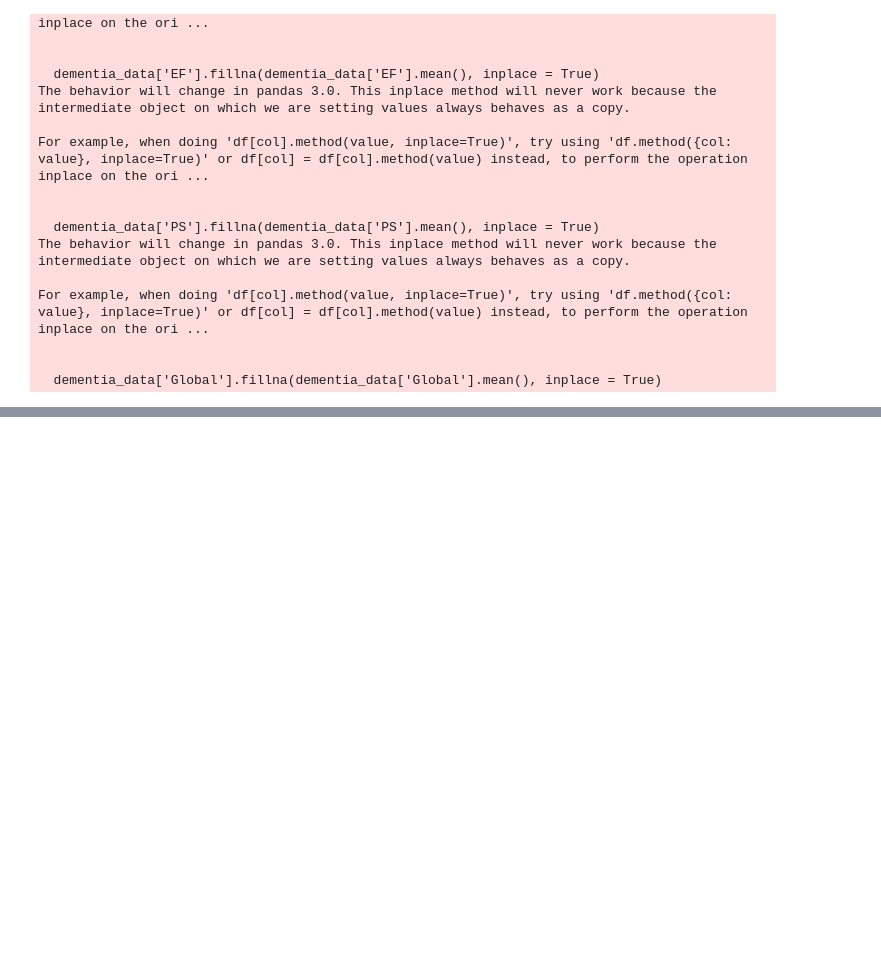
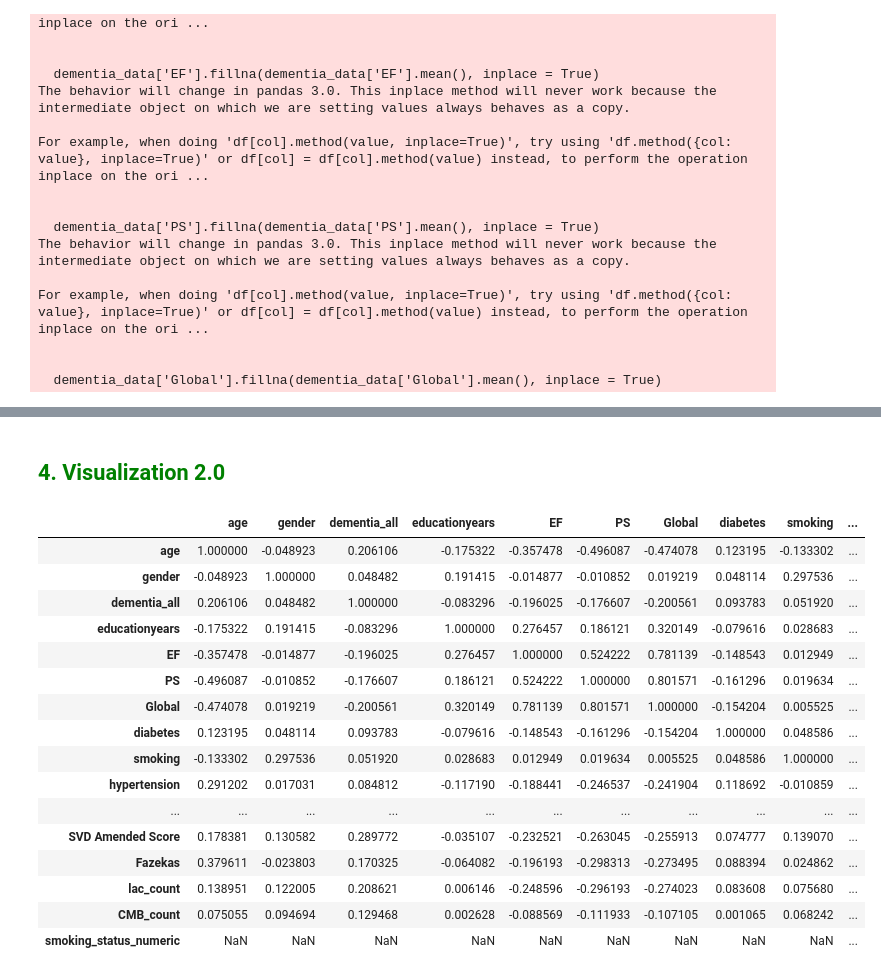
Before and after one commit to simonskodt/big-data-processes, a Jupyter notebook: dementia_project/dementia_analysis.ipynb, the cells around one changed output, grey strips where cells are left out. Cells and saved outputs as stored; diff of their text form; code cells hidden in the pictures; blank space fills up the shorter version.

```diff
--- a/dementia_project/dementia_analysis.ipynb
+++ b/dementia_project/dementia_analysis.ipynb
@@ -599,0 +629,23 @@ dementia_data.replace({"fazrkas_cat": {"0 to 1": 0, "2 to 3": 1}}, inplace=True)
+# %% [markdown]
+## <font color=green> 4. Visualization 2.0 </font> ##
+# %%
+corr = dementia_data. corr(method='pearson', numeric_only=True)
+corr
+# %% [output]
+|  | age | gender | dementia_all | educationyears | EF | PS | Global | diabetes | smoking | ... |
+| age | 1.000000 | -0.048923 | 0.206106 | -0.175322 | -0.357478 | -0.496087 | -0.474078 | 0.123195 | -0.133302 | ... |
+| gender | -0.048923 | 1.000000 | 0.048482 | 0.191415 | -0.014877 | -0.010852 | 0.019219 | 0.048114 | 0.297536 | ... |
+| dementia_all | 0.206106 | 0.048482 | 1.000000 | -0.083296 | -0.196025 | -0.176607 | -0.200561 | 0.093783 | 0.051920 | ... |
+| educationyears | -0.175322 | 0.191415 | -0.083296 | 1.000000 | 0.276457 | 0.186121 | 0.320149 | -0.079616 | 0.028683 | ... |
+| EF | -0.357478 | -0.014877 | -0.196025 | 0.276457 | 1.000000 | 0.524222 | 0.781139 | -0.148543 | 0.012949 | ... |
+| PS | -0.496087 | -0.010852 | -0.176607 | 0.186121 | 0.524222 | 1.000000 | 0.801571 | -0.161296 | 0.019634 | ... |
+| Global | -0.474078 | 0.019219 | -0.200561 | 0.320149 | 0.781139 | 0.801571 | 1.000000 | -0.154204 | 0.005525 | ... |
+| diabetes | 0.123195 | 0.048114 | 0.093783 | -0.079616 | -0.148543 | -0.161296 | -0.154204 | 1.000000 | 0.048586 | ... |
+| smoking | -0.133302 | 0.297536 | 0.051920 | 0.028683 | 0.012949 | 0.019634 | 0.005525 | 0.048586 | 1.000000 | ... |
+| hypertension | 0.291202 | 0.017031 | 0.084812 | -0.117190 | -0.188441 | -0.246537 | -0.241904 | 0.118692 | -0.010859 | ... |
+| ... | ... | ... | ... | ... | ... | ... | ... | ... | ... | ... |
+| SVD Amended Score | 0.178381 | 0.130582 | 0.289772 | -0.035107 | -0.232521 | -0.263045 | -0.255913 | 0.074777 | 0.139070 | ... |
+| Fazekas | 0.379611 | -0.023803 | 0.170325 | -0.064082 | -0.196193 | -0.298313 | -0.273495 | 0.088394 | 0.024862 | ... |
+| lac_count | 0.138951 | 0.122005 | 0.208621 | 0.006146 | -0.248596 | -0.296193 | -0.274023 | 0.083608 | 0.075680 | ... |
+| CMB_count | 0.075055 | 0.094694 | 0.129468 | 0.002628 | -0.088569 | -0.111933 | -0.107105 | 0.001065 | 0.068242 | ... |
+| smoking_status_numeric | NaN | NaN | NaN | NaN | NaN | NaN | NaN | NaN | NaN | ... |
```
Also changed, not shown: parts of 23 cells of this notebook.
